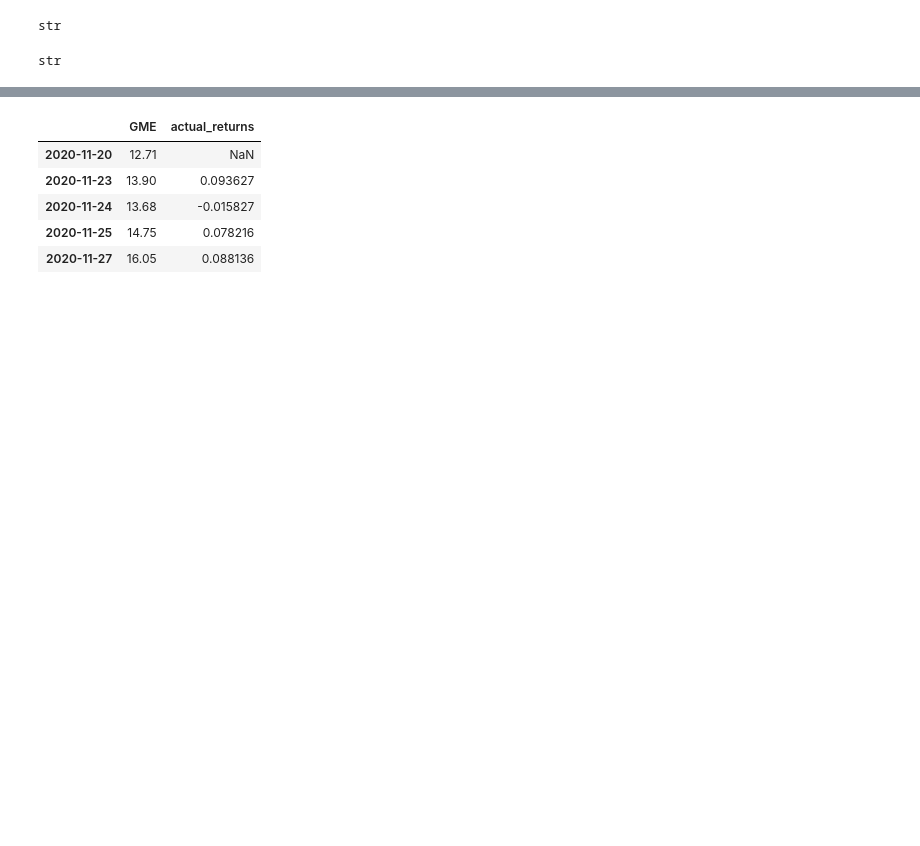
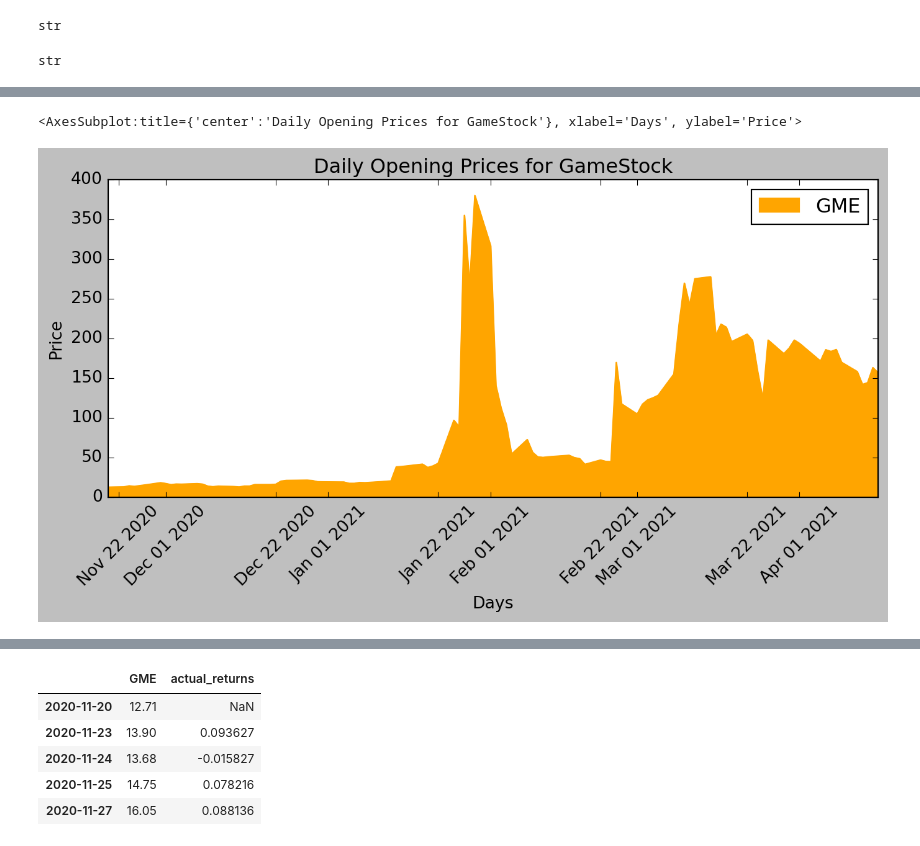
Before and after one commit to billysco/sentiment_analysis, a Jupyter notebook: prices_from_alpaca.ipynb, the cells around one changed output, grey strips where cells are left out. Cells and saved outputs as stored; diff of their text form; code cells hidden in the pictures; blank space fills up the shorter version.

```diff
--- a/prices_from_alpaca.ipynb
+++ b/prices_from_alpaca.ipynb
@@ -126,5 +132,10 @@ display(closing_prices_df.tail())
 | 2021-04-15 | 156.32 |
 | 2021-04-16 | 154.68 |
+# %%
+opening_prices_df.plot.area(figsize=(10,4), ylabel="Price", xlabel="Days", color='orange', rot=45, title="Daily Opening Prices for GameStock")
+# %% [output]
+<AxesSubplot:title={'center':'Daily Opening Prices for GameStock'}, xlabel='Days', ylabel='Price'>
+[figure, added]
 # %%
 from finta import TA
 # %%
```
Also changed, not shown: parts of 16 cells of this notebook, 1 other file.
